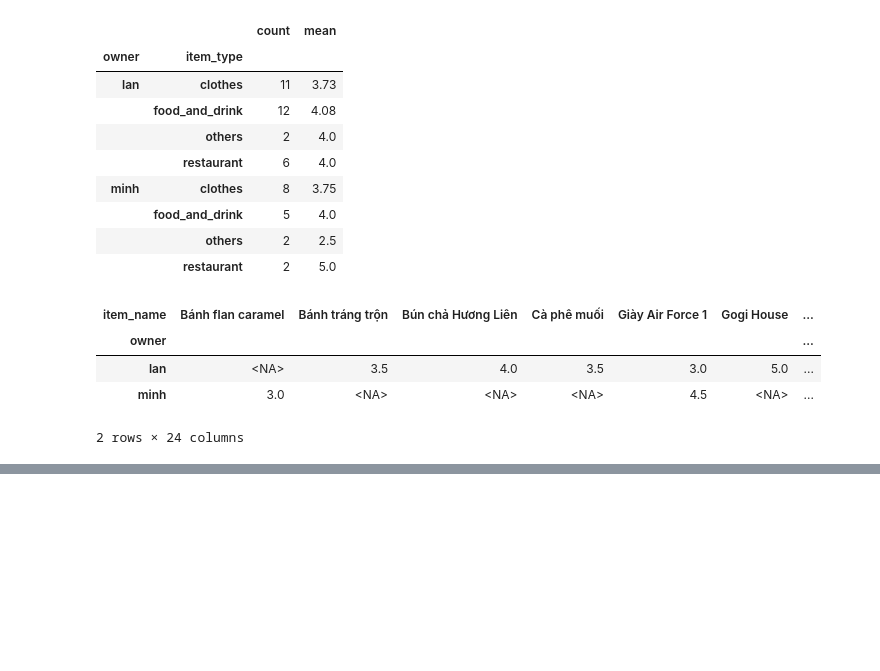
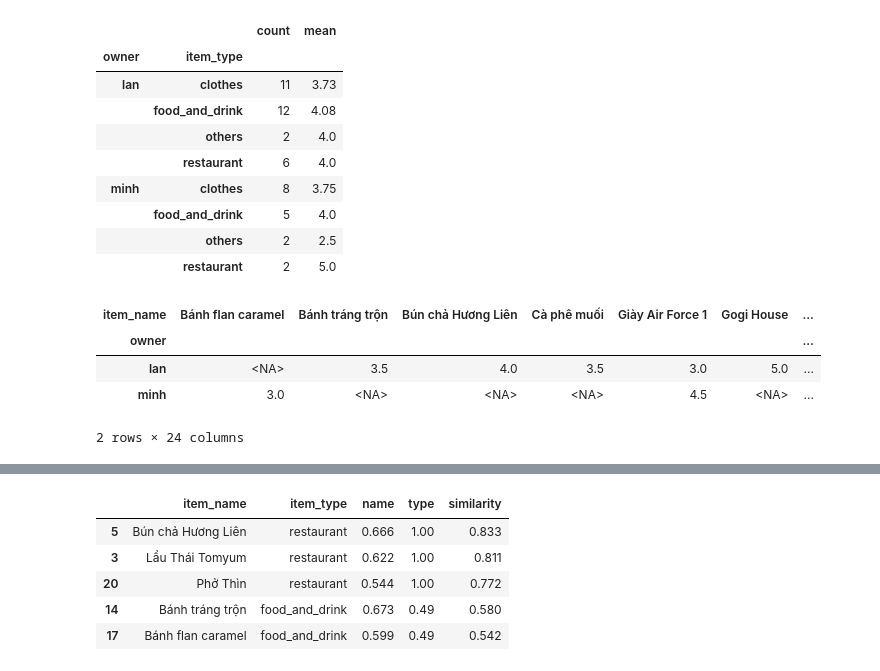
Before and after one commit to viettungvuong/EmIuMuaGi, a Jupyter notebook: ai-notebooks/recommend.ipynb, the cells around one changed output, grey strips where cells are left out. Cells and saved outputs as stored; diff of their text form; code cells hidden in the pictures; blank space fills up the shorter version.

```diff
--- a/ai-notebooks/recommend.ipynb
+++ b/ai-notebooks/recommend.ipynb
@@ -66,0 +146,10 @@ matrix
+# %%
+items = history.drop_duplicates("item_name")[["item_name", "item_type"]].reset_index(drop=True)
+item_vectors, items["lang"] = embed_by_language(items["item_name"])
+
+reviews = history[history["content"].fillna("") != ""][["history_id", "owner", "item_name", "score", "content"]]
+reviews = reviews.reset_index(drop=True)
+review_vectors, reviews["lang"] = embed_by_language(reviews["content"])
+
+print("items:", item_vectors.shape, items["lang"].value_counts().to_dict())
+print("reviews:", review_vectors.shape, reviews["lang"].value_counts().to_dict())
@@ -66,0 +223,10 @@ matrix
+# %%
+# Something not bought yet works too
+similar_items(pd.Series({"item_name": "Bún bò Huế", "item_type": "restaurant"}))
+# %% [output]
+|  | item_name | item_type | name | type | similarity |
+| 5 | Bún chả Hương Liên | restaurant | 0.666 | 1.00 | 0.833 |
+| 3 | Lẩu Thái Tomyum | restaurant | 0.622 | 1.00 | 0.811 |
+| 20 | Phở Thìn | restaurant | 0.544 | 1.00 | 0.772 |
+| 14 | Bánh tráng trộn | food_and_drink | 0.673 | 0.49 | 0.580 |
+| 17 | Bánh flan caramel | food_and_drink | 0.599 | 0.49 | 0.542 |
```
Also changed, not shown: parts of 10 cells of this notebook.
